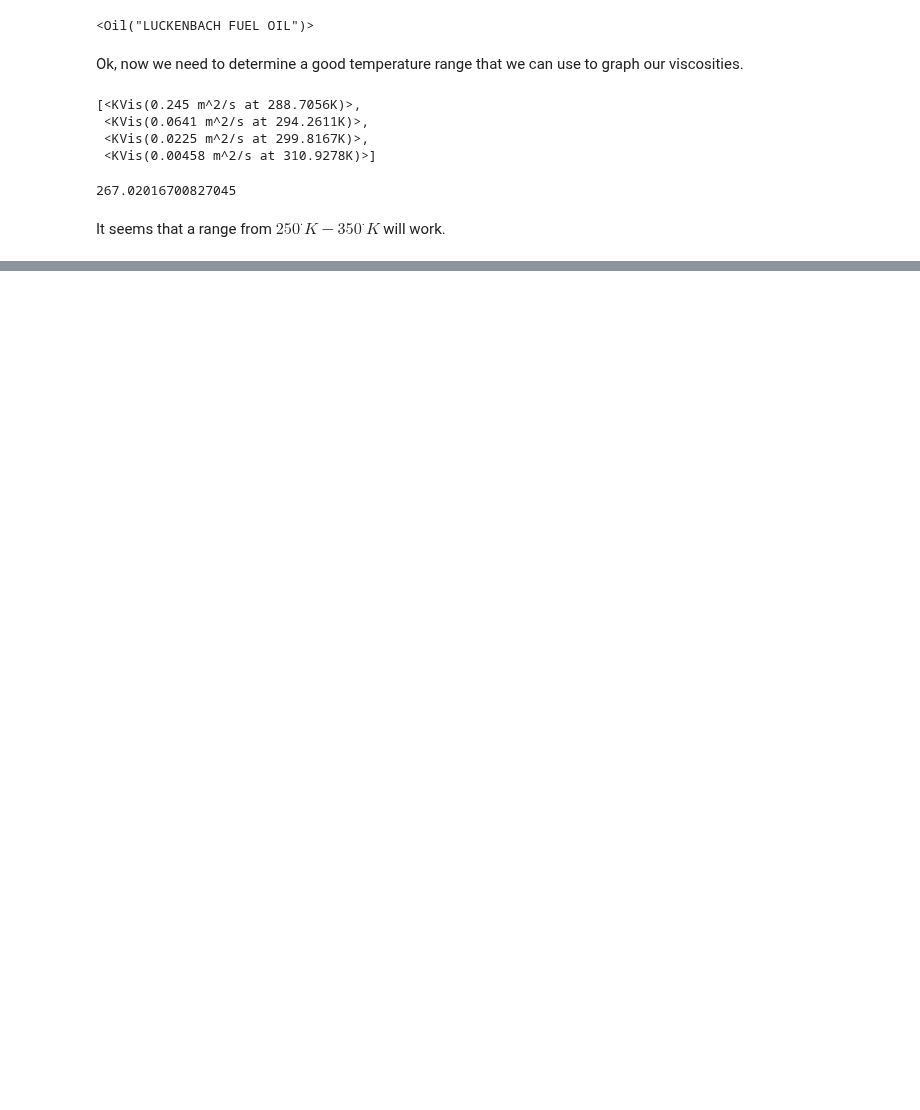
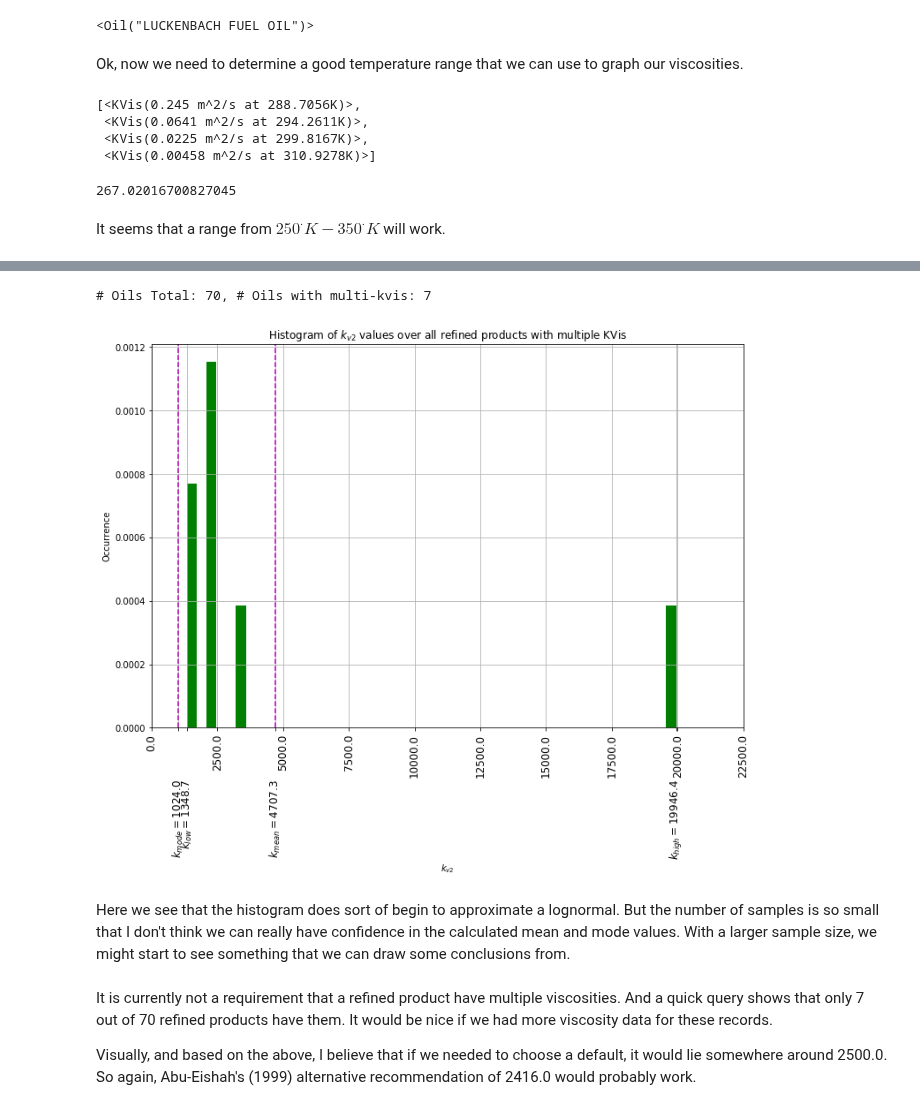
Before and after one commit to NOAA-ORR-ERD/OilLibrary, a Jupyter notebook: documentation/notebooks/Oil Viscosity.ipynb, the cells around one changed output, grey strips where cells are left out. Saved outputs shown, nothing was run; the diff lists cells and outputs as text; code cells hidden in the pictures; blank space fills up the shorter version.

```diff
--- a/documentation/notebooks/Oil Viscosity.ipynb
+++ b/documentation/notebooks/Oil Viscosity.ipynb
@@ -292,0 +589,57 @@ It seems visually intuitive from looking at the above graph that the rate at whi
+# %%
+plt.figure(1, figsize=(12,8))
+ax = plt.subplot(111)
+
+k_v2_list = []
+oils_total = 0
+for oil_obj in session.query(Oil).filter(Oil.product_type == 'Refined'):
+    oils_total += 1
+    if len(oil_obj.imported.kvis) >= 2:
+        k_v2 = determine_k_v2(*zip(*[(k.ref_temp_k, k.m_2_s)
+                                     for k in oil_obj.imported.kvis]))
+        k_v2_list.append(k_v2)
+        if k_v2 < 0.0:
+            print (oil_obj.name, oil_obj.adios_oil_id), k_v2
+print '# Oils Total: {}, # Oils with multi-kvis: {}'.format(oils_total, len(k_v2_list))
+
+k_low, k_high, k_mean = np.min(k_v2_list), np.max(k_v2_list), np.mean(k_v2_list)
+k_std, k_var = np.std(k_v2_list), np.var(k_v2_list)
+
+mu = np.log(k_mean / np.sqrt(1 + k_var / k_mean ** 2.0))
+sigma = np.sqrt(np.log(1 + k_var / k_mean ** 2.0))
+log_mode = np.exp(mu - sigma ** 2.0)
+
+# the histogram of the data
+n, bins, patches = ax.hist(k_v2_list, 50, normed=1, facecolor='green')
+
+ax.set_xlabel('$k_{v2}$')
+ax.set_ylabel('Occurrence')
+ax.set_title(r'Histogram of $k_{v2}$ values over all refined products with multiple KVis')
+
+ax.axvline(k_mean, color='m', ls='--')
+ax.axvline(log_mode, color='m', ls='--')
+
+x_ticks = [(v, v) for v, l in zip(*plt.xticks())]
+x_ticks += [(k_mean, r'$k_{{mean}}={0:.1f}$              '.format(k_mean))]
+x_ticks += [(log_mode, r'$k_{{mode}}={0:.1f}$              '.format(log_mode))]
+x_ticks += [(k_low, r'$k_{{low}}={0:.1f}$              '.format(k_low))]
+x_ticks += [(k_high, r'$k_{{high}}={0:.1f}$              '.format(k_high))]
+plt.xticks(*zip(*x_ticks))
+for tick in ax.xaxis.get_major_ticks():
+    tick.label.set_fontsize(12)
+    # specify integer or one of preset strings, e.g.
+    #tick.label.set_fontsize('x-small')
+    tick.label.set_rotation('vertical')
+
+ax.grid(True)
+
+show()
+# %% [output]
+# Oils Total: 70, # Oils with multi-kvis: 7
+[figure, added]
+# %% [markdown]
+Here we see that the histogram does sort of begin to approximate a lognormal.  But the number of samples is so small that I don't think we can really have confidence in the calculated mean and mode values.  With a larger sample size, we might start to see something that we can draw some conclusions from.
+# %% [markdown]
+It is currently not a requirement that a refined product have multiple viscosities.  And a quick query shows that only 7 out of 70 refined products have them.  It would be nice if we had more viscosity data for these records.
+
+Visually, and based on the above, I believe that if we needed to choose a default, it would lie somewhere around 2500.0.  So again, Abu-Eishah's (1999) alternative recommendation of 2416.0 would probably work.
```
Also changed, not shown: parts of 20 cells of this notebook.
